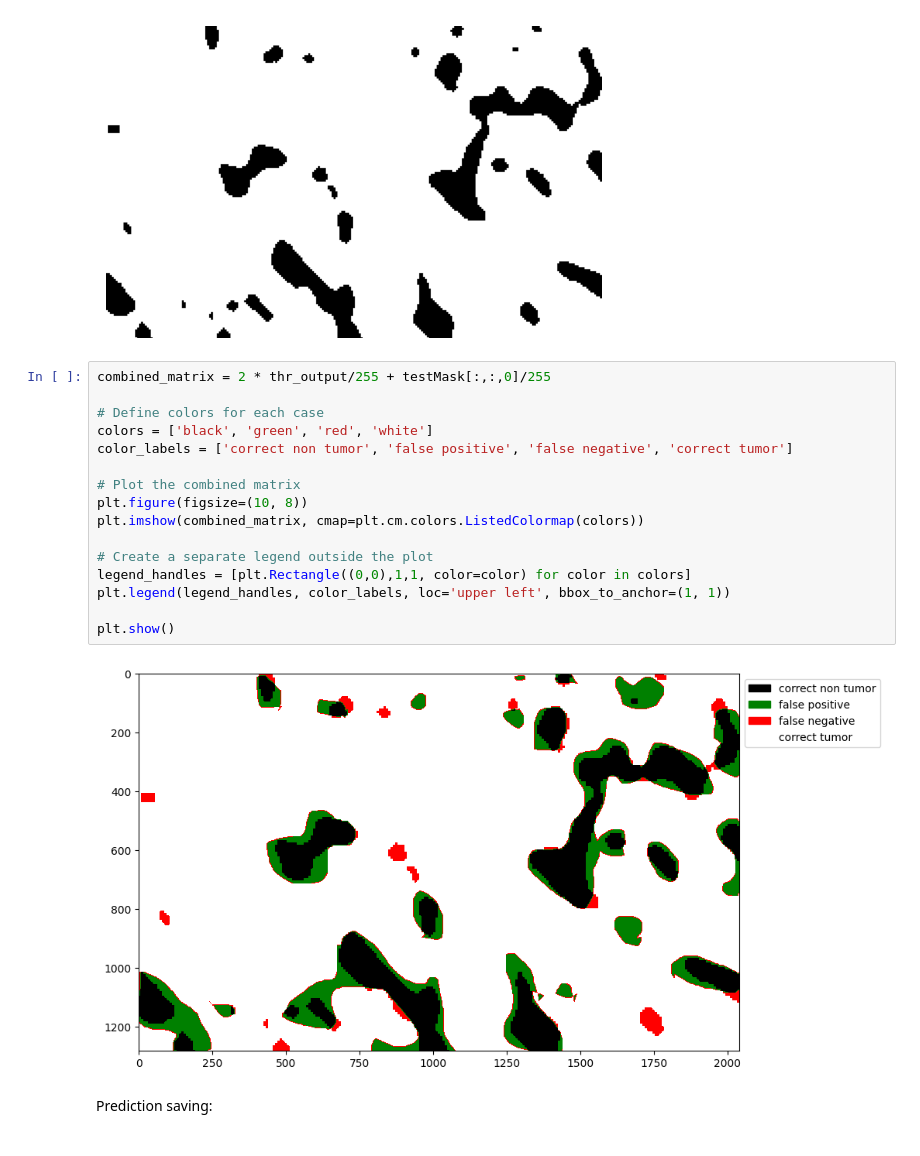
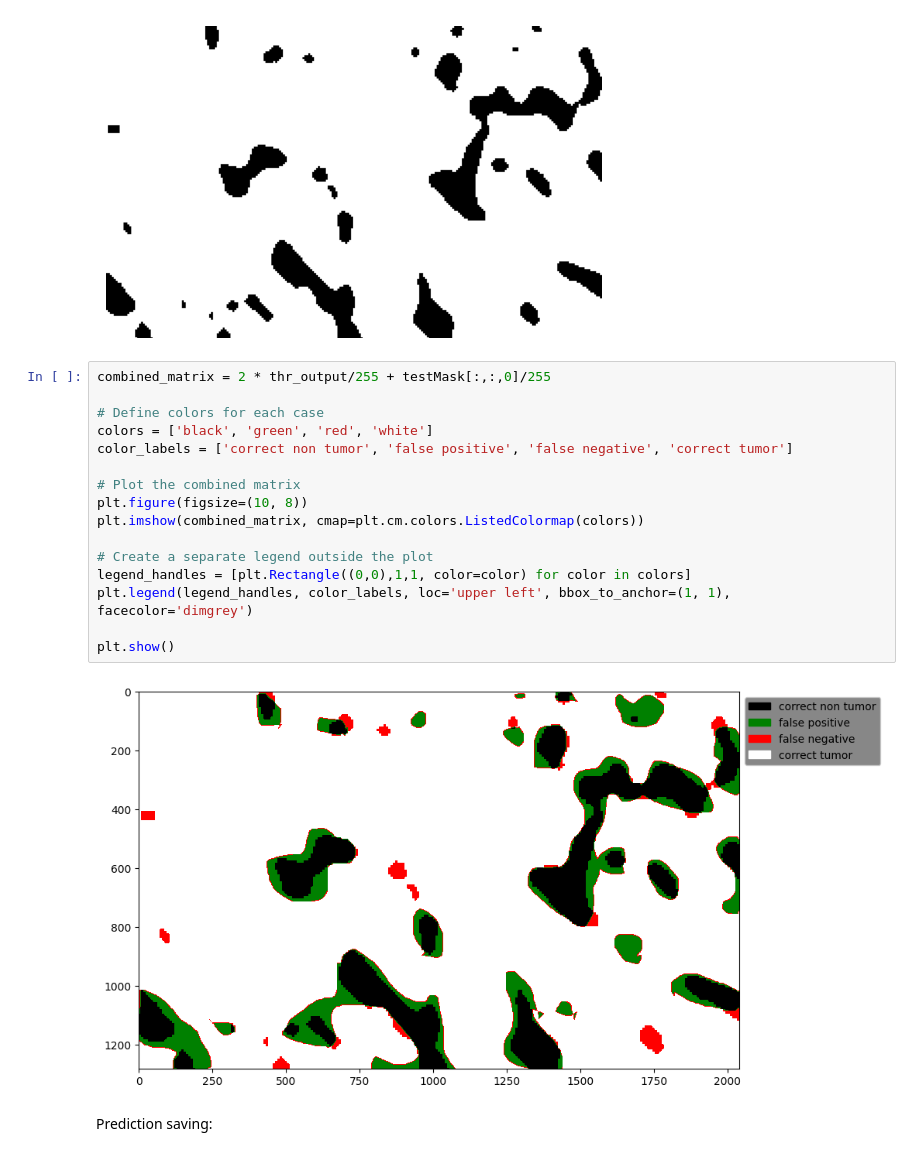
Before and after one commit to Luca-Olivieri/NAML_project, a Jupyter notebook: src/main_new.ipynb, the cells around one changed output. Drawn from its saved outputs; the diff is of its cells as text.

Commit message:
fixed legend color

```diff
--- a/src/main_new.ipynb
+++ b/src/main_new.ipynb
@@ -832,21 +832,21 @@ visualise_output(thr_output)
 # %%
 combined_matrix = 2 * thr_output/255 + testMask[:,:,0]/255
 
 # Define colors for each case
 colors = ['black', 'green', 'red', 'white']
 color_labels = ['correct non tumor', 'false positive', 'false negative', 'correct tumor']
 
 # Plot the combined matrix
 plt.figure(figsize=(10, 8))
 plt.imshow(combined_matrix, cmap=plt.cm.colors.ListedColormap(colors))
 
 # Create a separate legend outside the plot
 legend_handles = [plt.Rectangle((0,0),1,1, color=color) for color in colors]
-plt.legend(legend_handles, color_labels, loc='upper left', bbox_to_anchor=(1, 1))
+plt.legend(legend_handles, color_labels, loc='upper left', bbox_to_anchor=(1, 1), facecolor='dimgrey')
 
 plt.show()
 # %% [output]
-[figure, old version]
+[figure, new version]
 # %% [markdown]
 Prediction saving:
 # %%
```
